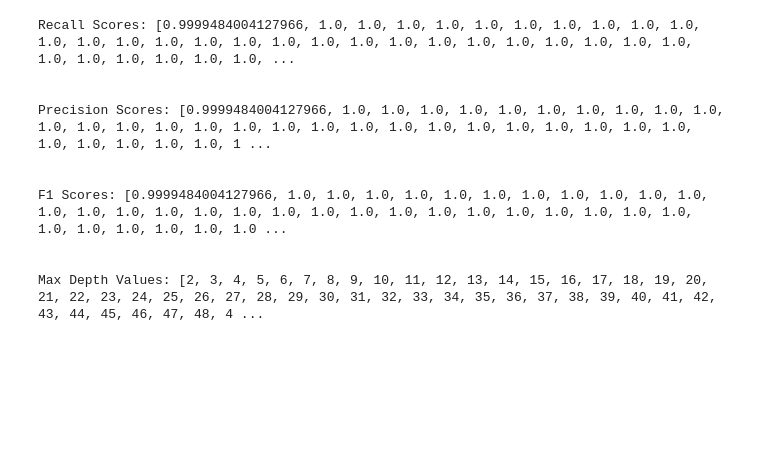
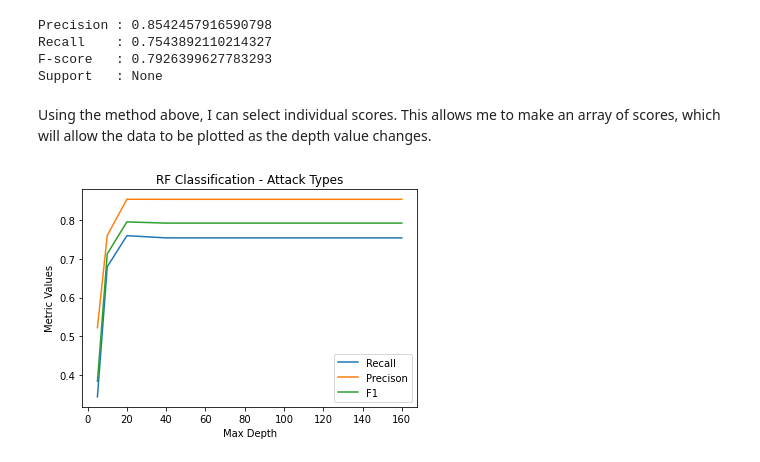
Before and after one commit to KajCozi/MSU_REU_process, a Jupyter notebook: RF_Attack_Types.ipynb, the cells around one changed output. Drawn from its saved outputs; the diff is of its cells as text; code cells hidden in the pictures; blank space fills up the shorter version.

```diff
--- a/RF_Attack_Types.ipynb
+++ b/RF_Attack_Types.ipynb
@@ -90,0 +162,7 @@ X_train, X_test, y_train, y_test = train_test_split(X, y, test_size=0.33, random
+# %%
+from sklearn.ensemble import RandomForestClassifier
+from sklearn import metrics
+clf = RandomForestClassifier(max_depth = 50, random_state = 42)
+clf.fit(X_train,y_train)
+y_pred = clf.predict(X_test)
+y_pred = np.array(y_pred)
@@ -91 +216,15 @@ X_train, X_test, y_train, y_test = train_test_split(X, y, test_size=0.33, random
+# %%
+from sklearn.metrics import precision_recall_fscore_support as score
+precision,recall,fscore,support=score(y_test,y_pred,average='macro')
+print('Precision : {}'.format(precision))
+print('Recall    : {}'.format(recall))
+print('F-score   : {}'.format(fscore))
+print('Support   : {}'.format(support))
+# %% [output]
+Precision : 0.8542457916590798
+Recall    : 0.7543892110214327
+F-score   : 0.7926399627783293
+Support   : None
+# %% [markdown]
+Using the method above, I can select individual scores. This allows me to make an array of scores, which will allow the data to be plotted as the depth value changes.
 # %%
@@ -115,45 +248,22 @@ def calculations(n):
 # %%
 ilist = []
-i = 2
-while i<200:
+i = 5
+while i<320:
     calculations(i)
     ilist.append(i)
-    i=i+1
+    i=i*2
-# %%
-print('Recall Scores:', recall_scores)
-print('\n\nPrecision Scores:', precision_scores)
-print('\n\nF1 Scores:', f1_scores)
-print('\n\nMax Depth Values:', ilist)
-# %% [output]
-Recall Scores: [0.9999484004127966, 1.0, 1.0, 1.0, 1.0, 1.0, 1.0, 1.0, 1.0, 1.0, 1.0, 1.0, 1.0, 1.0, 1.0, 1.0, 1.0, 1.0, 1.0, 1.0, 1.0, 1.0, 1.0, 1.0, 1.0, 1.0, 1.0, 1.0, 1.0, 1.0, 1.0, 1.0, 1.0, 1.0, ...
-
-
-Precision Scores: [0.9999484004127966, 1.0, 1.0, 1.0, 1.0, 1.0, 1.0, 1.0, 1.0, 1.0, 1.0, 1.0, 1.0, 1.0, 1.0, 1.0, 1.0, 1.0, 1.0, 1.0, 1.0, 1.0, 1.0, 1.0, 1.0, 1.0, 1.0, 1.0, 1.0, 1.0, 1.0, 1.0, 1.0, 1 ...
-
-
-F1 Scores: [0.9999484004127966, 1.0, 1.0, 1.0, 1.0, 1.0, 1.0, 1.0, 1.0, 1.0, 1.0, 1.0, 1.0, 1.0, 1.0, 1.0, 1.0, 1.0, 1.0, 1.0, 1.0, 1.0, 1.0, 1.0, 1.0, 1.0, 1.0, 1.0, 1.0, 1.0, 1.0, 1.0, 1.0, 1.0, 1.0 ...
-
-
-Max Depth Values: [2, 3, 4, 5, 6, 7, 8, 9, 10, 11, 12, 13, 14, 15, 16, 17, 18, 19, 20, 21, 22, 23, 24, 25, 26, 27, 28, 29, 30, 31, 32, 33, 34, 35, 36, 37, 38, 39, 40, 41, 42, 43, 44, 45, 46, 47, 48, 4 ...
 # %%
-import matplotlib.pyplot as plt
+    import matplotlib.pyplot as plt
+    plt.plot(ilist, recall_scores, label='Recall')
+    plt.plot(ilist, precision_scores, label='Precison')
+    plt.plot(ilist, f1_scores,label='F1')
 
-def individual_plots():
+    plt.xlabel('Max Depth')
+    plt.ylabel('Metric Values')
+    plt.title('RF Classification - Attack Types')
 
-    plt.plot(ilist, recall_scores)
-    plt.xlabel('Number of Max Samples')
-    plt.ylabel('Recall Score')
-    plt.title('Random Forest Classificiation Recall Plot')
+    leg = plt.legend();
+
     plt.show()
-
-    plt.plot(ilist, precision_scores)
-    plt.xlabel('Number of Max Samples')
-    plt.ylabel('Precision Score')
-    plt.title('Random Forest Classification Precision Plot')
-    plt.show()
-
-    plt.plot(ilist, f1_scores)
-    plt.xlabel('Number of Max Samples')
-    plt.ylabel('F1 Score')
-    plt.title('Random Forest Classification F1 Plot')
-    plt.show()
+# %% [output]
+[figure, added]
```
Also changed, not shown: parts of 22 cells of this notebook.
